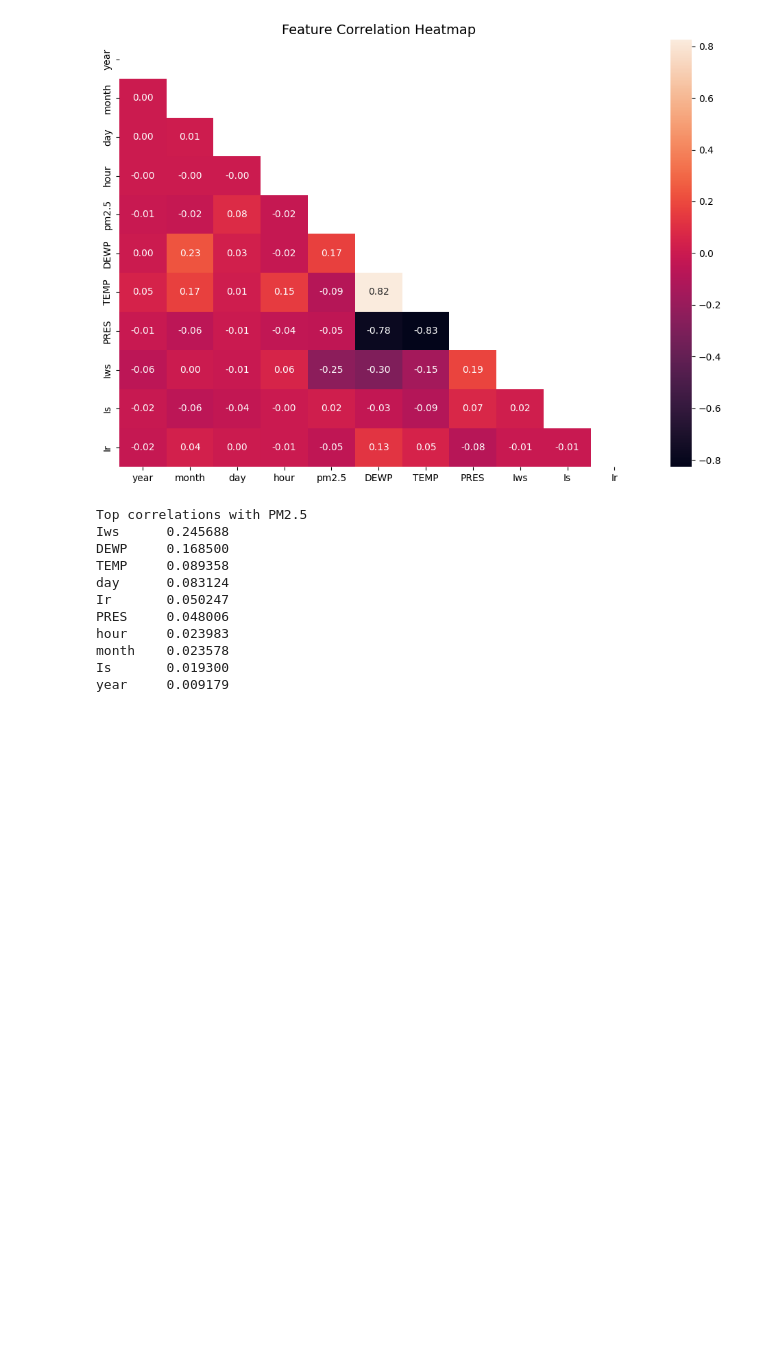
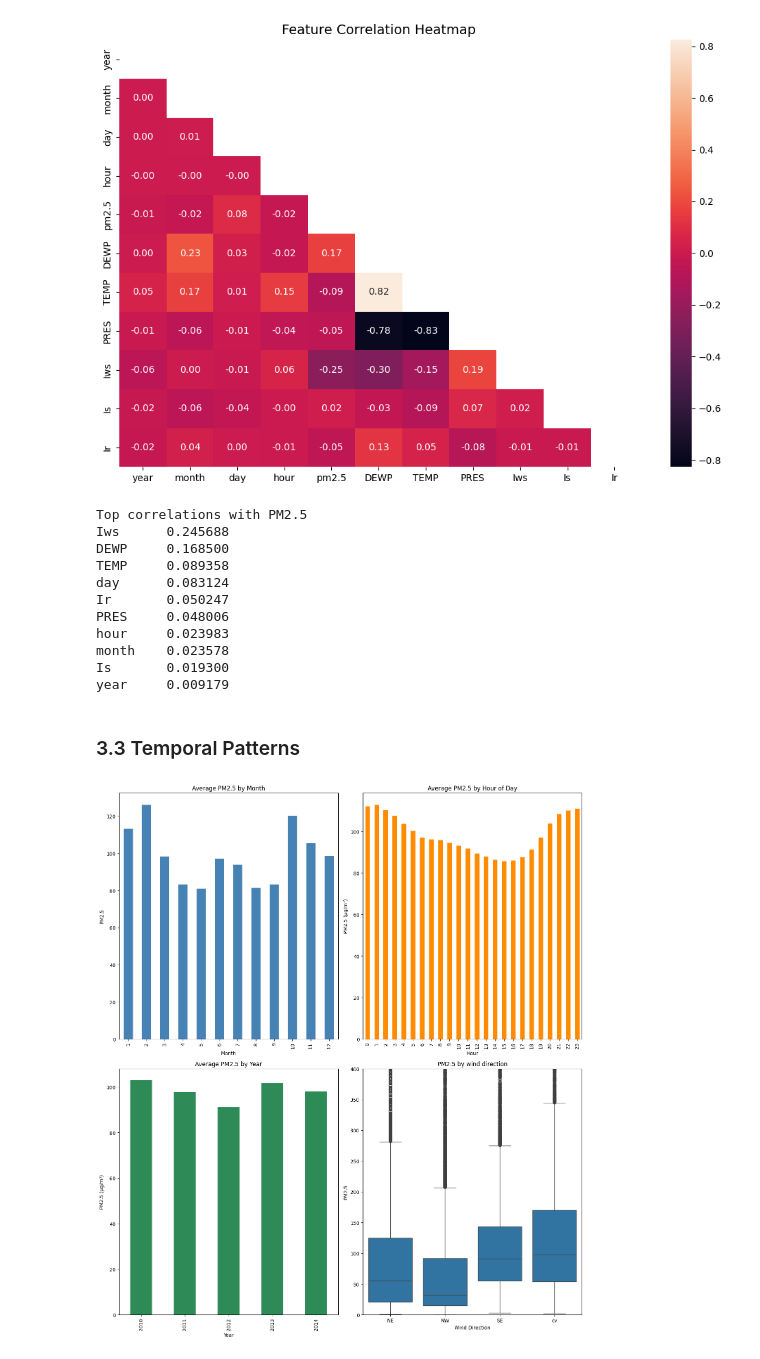
Before and after one commit to PranavPhatak/Air-Quality-Prediction-using-ANN, a Jupyter notebook: main1.ipynb, the cells around one changed output. Cells and saved outputs as stored; diff of their text form; code cells hidden in the pictures; blank space fills up the shorter version.

```diff
--- a/main1.ipynb
+++ b/main1.ipynb
@@ -125,3 +125,37 @@ hour     0.023983
 month    0.023578
 Is       0.019300
 year     0.009179
+# %% [markdown]
+### 3.3 Temporal Patterns
+# %%
+fig, axes = plt.subplots(2, 2, figsize=(14, 16))
+
+# monthly pattern
+df.groupby('month')['pm2.5'].mean().plot(kind='bar', ax=axes[0, 0], color='steelblue')
+axes[0, 0].set_title('Average PM2.5 by Month')
+axes[0, 0].set_xlabel('Month')
+axes[0, 0].set_ylabel('PM2.5')
+
+# Hourly Pattern
+df.groupby('hour')['pm2.5'].mean().plot(kind='bar', ax=axes[0,1], color='darkorange')
+axes[0,1].set_title('Average PM2.5 by Hour of Day')
+axes[0,1].set_xlabel('Hour')
+axes[0,1].set_ylabel('PM2.5 (µg/m³)')
+
+# Year-over-year
+df.groupby('year')['pm2.5'].mean().plot(kind='bar', ax=axes[1,0], color='seagreen')
+axes[1,0].set_title('Average PM2.5 by Year')
+axes[1,0].set_xlabel('Year')
+axes[1,0].set_ylabel('PM2.5 (µg/m³)')
+
+# Wind direction
+sns.boxplot(x=df['cbwd'], y=df['pm2.5'], ax=axes[1, 1], order=['NE', 'NW', 'SE', 'cv'])
+axes[1, 1].set_title('PM2.5 by wind direction')
+axes[1, 1].set_xlabel('Wind Direction')
+axes[1, 1].set_ylabel('PM2.5')
+axes[1, 1].set_ylim(0, 400)
+
+plt.tight_layout()
+plt.show()
+# %% [output]
+[figure, added]
```
Also changed, not shown: parts of 7 cells of this notebook.
